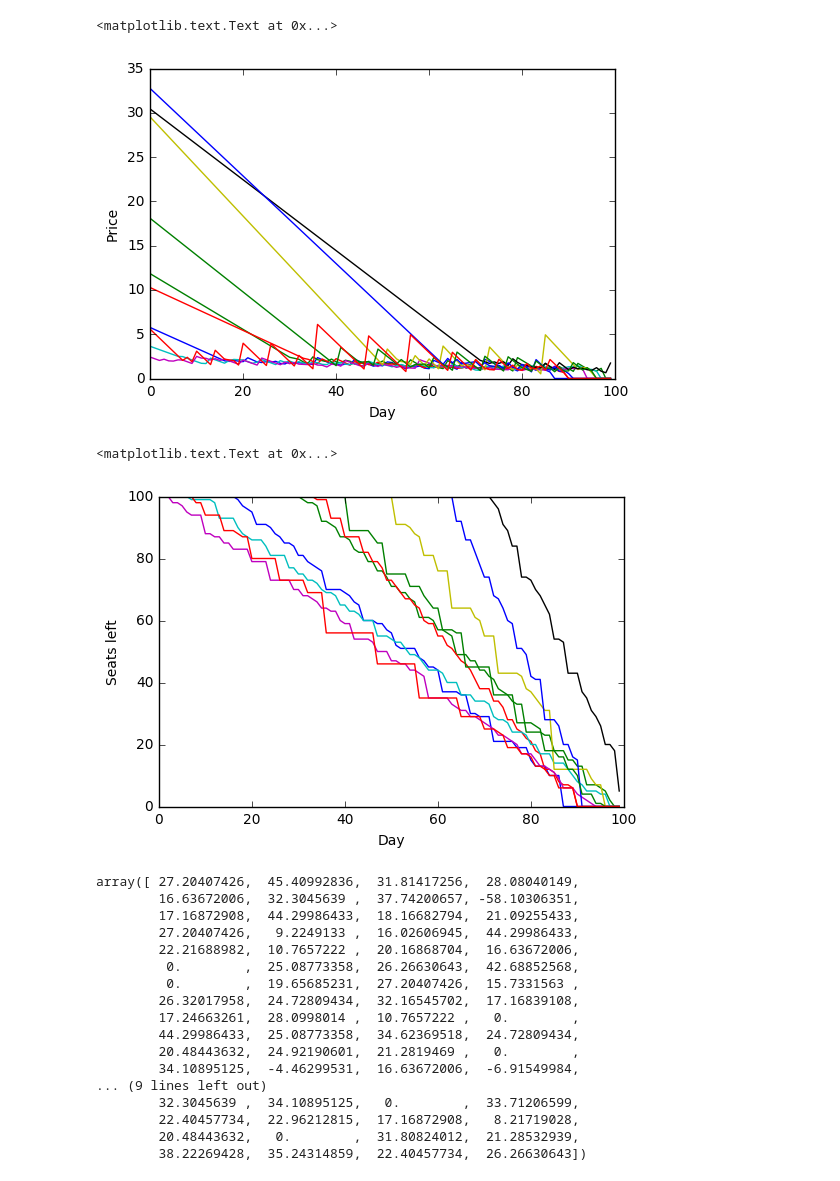
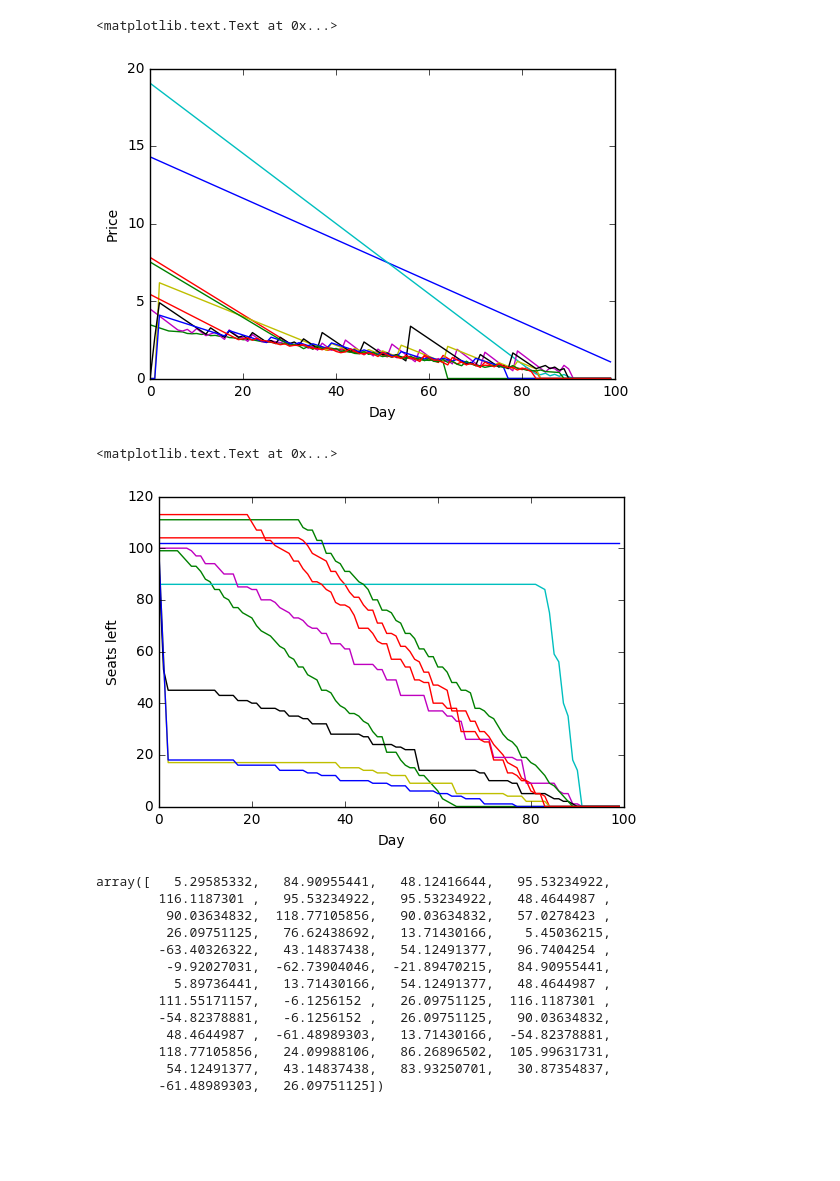
Before and after one commit to iramusa/price-pred, a Jupyter notebook: notebooks/simulation.ipynb, the cells around one changed output. Drawn from its saved outputs; the diff is of its cells as text; code cells hidden in the pictures; blank space fills up the shorter version.

```diff
--- a/notebooks/simulation.ipynb
+++ b/notebooks/simulation.ipynb
@@ -10,8 +10,8 @@ def sigmoid(x):
 # CONFIG
 CYCLES = 15
 
-N_BUYERS = 100
-N_SELLERS = 100
+N_BUYERS = 50
+N_SELLERS = 50
 
 DAYS = 100
 SEATS = 100
@@ -23,13 +23,15 @@ TICKET_COST = 1
 def init_sellers():
     sellers = np.zeros((N_SELLERS, 5))
     # c
-    sellers[:, 0] = 0.01 * np.random.randn(N_SELLERS)
+    sellers[:, 0] = 0.1 * np.random.randn(N_SELLERS)
     # d
-    sellers[:, 1] = 0.01 * np.random.randn(N_SELLERS)
+    sellers[:, 1] = 0.1 * np.random.randn(N_SELLERS)
     # e
     sellers[:, 2] = 1 * np.random.randn(N_SELLERS)
     # seats_left
-    sellers[:, 3] = SEATS
+    sellers[:, 3] = np.random.poisson(SEATS, size=N_SELLERS)
+    # intial profits negative -- each ticket leads to cost 1
+    sellers[:, 4] = -sellers[:, 3]
     return sellers
 
 # seller model
@@ -60,22 +62,24 @@ def add_seller_noise(sellers):
     return sellers
 # %%
 # BUYERS MATRIX
-# columns: a, b, b2, tickets_bought, money_spent, score
+# columns: a, b, b2, tickets_bought, money_spent
 def init_buyers():
-    buyers = np.zeros((N_BUYERS, 5))
+    buyers = np.zeros((N_BUYERS, 6))
     # a
     buyers[:, 0] = 1 * np.random.randn(N_BUYERS)
     # b
     buyers[:, 1] = 1 * np.random.randn(N_BUYERS)
     # b2
     buyers[:, 2] = 0.01 * np.random.randn(N_BUYERS)
+
     return buyers
 
 # buyer model
 # P(buy) = sigmoid(a * price + b + b2 * days_left)
 
 def get_p_buy(buyers, price, days_left, seats_left):
-    p = sigmoid(buyers[:, 0] * price + buyers[:, 1] + buyers[:, 2] * seats_left)
+#     p = sigmoid(buyers[:, 0] * price + buyers[:, 1] + buyers[:, 2] * days_left)
+    p = np.clip((buyers[:, 0] * price + buyers[:, 1] + buyers[:, 2] * days_left), 0, 1)
     return p
 
 def buy_tickets(buyers, seats_left, price, days_left):
@@ -98,6 +102,9 @@ def buy_tickets(buyers, seats_left, price, days_left):
     # inc money spent
     buyers[lucky, 4] += price
 
+    # discounting future money
+#     buyers[lucky, 4] += price / 2.25**((DAYS - days_left)/365)
+
     return min(seats_sold, seats_left), buyers
 
 # buyer evolution
@@ -107,7 +114,7 @@ def buy_tickets(buyers, seats_left, price, days_left):
 def resample_buyers(buyers):
     utilities = TICKET_UTILITY * buyers[:, 3] - buyers[:, 4]
     utilities_shift = utilities - np.min(utilities)
-    p_replicate = utilities_shift/np.sum(utilities_shift)
+    p_replicate = utilities_shift**2/np.sum(utilities_shift**2)
 
     indices_drawn = np.random.choice(np.arange(len(p_replicate)), size=len(p_replicate), p=p_replicate)
     buyers = buyers[indices_drawn, :]
@@ -134,11 +141,11 @@ seats_record = np.zeros((CYCLES, N_SELLERS, DAYS))
 # %%
 
 for cycle in range(CYCLES):
-    # zero counters
+    # reset counters
     buyers[:, 3] = 0
     buyers[:, 4] = 0
-    sellers[:, 3] = SEATS
-    sellers[:, 4] = 0
+    sellers[:, 3] = np.random.poisson(SEATS, size=N_SELLERS)
+    sellers[:, 4] = -sellers[:, 3]
 
     buyers = add_buyer_noise(buyers)
     for seller_idx in range(N_SELLERS):
@@ -155,15 +162,15 @@ for cycle in range(CYCLES):
             price_record[cycle, seller_idx, day] = price
             seats_sold, buyers = buy_tickets(buyers, seats_left, price, days_left)
             sellers[seller_idx, 3] -= seats_sold
-            sellers[seller_idx, 4] += seats_sold * (price - TICKET_COST)
+            sellers[seller_idx, 4] += seats_sold * price
 
     buyers = resample_buyers(buyers)
 
     # zero counters
     buyers[:, 3] = 0
     buyers[:, 4] = 0
-    sellers[:, 3] = SEATS
-    sellers[:, 4] = 0
+    sellers[:, 3] = np.random.poisson(SEATS, size=N_SELLERS)
+    sellers[:, 4] = -sellers[:, 3]
 
     sellers = add_seller_noise(sellers)
     for seller_idx in range(N_SELLERS):
@@ -180,70 +187,66 @@ for cycle in range(CYCLES):
             price_record[cycle, seller_idx, day] = price
             seats_sold, buyers = buy_tickets(buyers, seats_left, price, days_left)
             sellers[seller_idx, 3] -= seats_sold
-            sellers[seller_idx, 4] += seats_sold * (price - TICKET_COST)
+            sellers[seller_idx, 4] += seats_sold * price
 
 #     sellers = resample_sellers(sellers)
     buyers = resample_buyers(buyers)
 
         # zero counters
     buyers[:, 3] = 0
     buyers[:, 4] = 0
-    sellers[:, 3] = SEATS
-    sellers[:, 4] = 0
+    sellers[:, 3] = np.random.poisson(SEATS, size=N_SELLERS)
+    sellers[:, 4] = -sellers[:, 3]
 
     for seller_idx in range(N_SELLERS):
         for day in range(DAYS):
             seats_left = sellers[seller_idx, 3]
             seats_record[cycle, seller_idx, day] = seats_left
             days_left = DAYS - day
 
             if seats_left <= 0:
                 price = 0
             else:
                 price = get_price(sellers[seller_idx, :], days_left)
 
             price_record[cycle, seller_idx, day] = price
             seats_sold, buyers = buy_tickets(buyers, seats_left, price, days_left)
             sellers[seller_idx, 3] -= seats_sold
-            sellers[seller_idx, 4] += seats_sold * (price - TICKET_COST)
+            sellers[seller_idx, 4] += seats_sold * price
 
     sellers = resample_sellers(sellers)
     buyers = resample_buyers(buyers)
 
 
 plt.plot(range(DAYS), price_record[0,0:10,:].T)
 plt.ylabel('Price')
 plt.xlabel('Day')
 # %% [output]
 <matplotlib.text.Text at 0x...>
-[figure, old version]
+[figure, new version]
 # %%
 plt.plot(range(DAYS), seats_record[0,0:10,:].T)
 plt.ylabel('Seats left')
 plt.xlabel('Day')
 # %% [output]
 <matplotlib.text.Text at 0x...>
-[figure, old version]
+[figure, new version]
 # %%
 sellers[:, 4]
 # %% [output]
-array([ 27.20407426,  45.40992836,  31.81417256,  28.08040149,
-        16.63672006,  32.3045639 ,  37.74200657, -58.10306351,
-        17.16872908,  44.29986433,  18.16682794,  21.09255433,
-        27.20407426,   9.2249133 ,  16.02606945,  44.29986433,
-        22.21688982,  10.7657222 ,  20.16868704,  16.63672006,
-         0.        ,  25.08773358,  26.26630643,  42.68852568,
-         0.        ,  19.65685231,  27.20407426,  15.7331563 ,
-        26.32017958,  24.72809434,  32.16545702,  17.16839108,
-        17.24663261,  28.0998014 ,  10.7657222 ,   0.        ,
-        44.29986433,  25.08773358,  34.62369518,  24.72809434,
-        20.48443632,  24.92190601,  21.2819469 ,   0.        ,
-        34.10895125,  -4.46299531,  16.63672006,  -6.91549984,
-... (9 lines left out)
-        32.3045639 ,  34.10895125,   0.        ,  33.71206599,
-        22.40457734,  22.96212815,  17.16872908,   8.21719028,
-        20.48443632,   0.        ,  31.80824012,  21.28532939,
-        38.22269428,  35.24314859,  22.40457734,  26.26630643])
+array([   5.29585332,   84.90955441,   48.12416644,   95.53234922,
+        116.1187301 ,   95.53234922,   95.53234922,   48.4644987 ,
+         90.03634832,  118.77105856,   90.03634832,   57.0278423 ,
+         26.09751125,   76.62438692,   13.71430166,    5.45036215,
+        -63.40326322,   43.14837438,   54.12491377,   96.7404254 ,
+         -9.92027031,  -62.73904046,  -21.89470215,   84.90955441,
+          5.89736441,   13.71430166,   54.12491377,   48.4644987 ,
+        111.55171157,   -6.1256152 ,   26.09751125,  116.1187301 ,
+        -54.82378881,   -6.1256152 ,   26.09751125,   90.03634832,
+         48.4644987 ,  -61.48989303,   13.71430166,  -54.82378881,
+        118.77105856,   24.09988106,   86.26896502,  105.99631731,
+         54.12491377,   43.14837438,   83.93250701,   30.87354837,
+        -61.48989303,   26.09751125])
 # %%
 buyers[:, 3].astype('int') - buyers[:, 4].astype('int')
 # %% [output]
```
Also changed, not shown: parts of 2 cells of this notebook.
